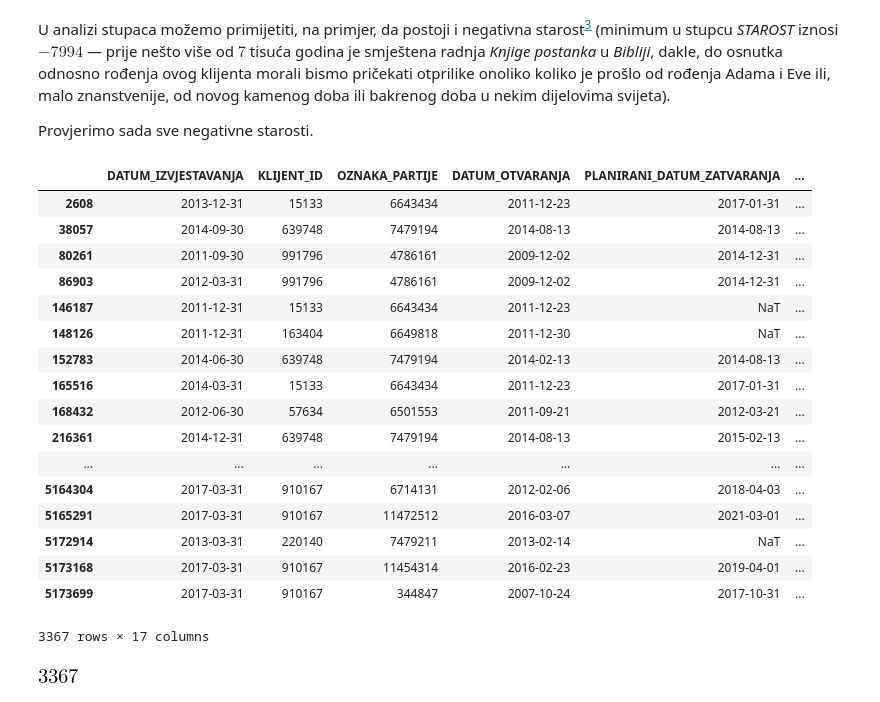
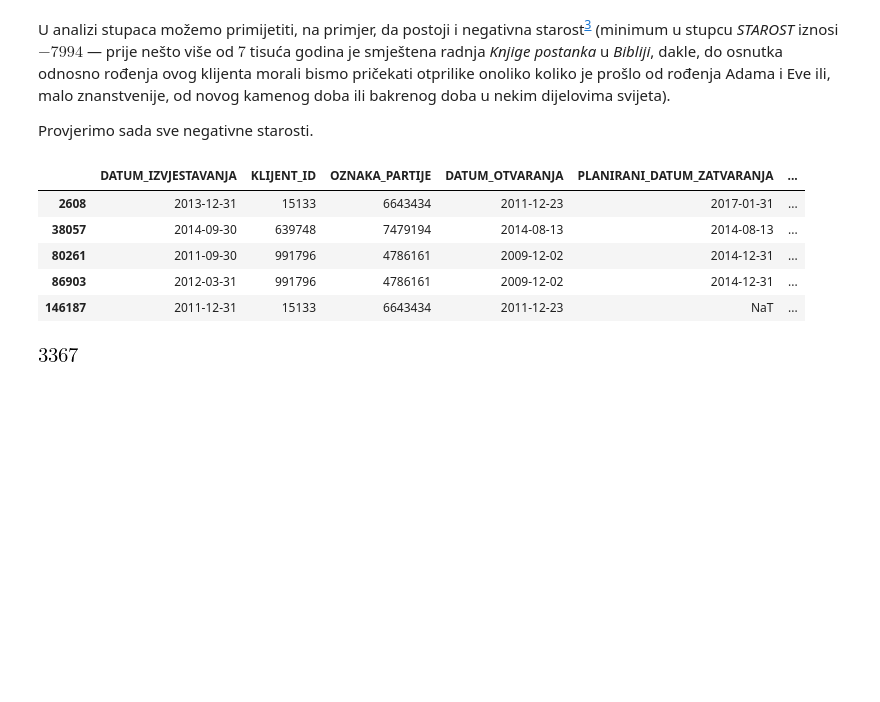
Before and after one commit to DavorPenzar/mozgalo, a Jupyter notebook: Observatorium.ipynb, the cells around one changed output. Saved outputs shown, nothing was run; the diff lists cells and outputs as text; code cells hidden in the pictures; blank space fills up the shorter version.

```diff
--- a/Observatorium.ipynb
+++ b/Observatorium.ipynb
@@ -449,26 +449,14 @@ U analizi stupaca možemo primijetiti, na primjer, da postoji i negativna staros
 
 Provjerimo sada sve negativne starosti.
 # %%
-df.loc[df.STAROST < 0]
+df.loc[df.STAROST < 0].head()
 # %% [output]
 |  | DATUM_IZVJESTAVANJA | KLIJENT_ID | OZNAKA_PARTIJE | DATUM_OTVARANJA | PLANIRANI_DATUM_ZATVARANJA | ... |
 | 2608 | 2013-12-31 | 15133 | 6643434 | 2011-12-23 | 2017-01-31 | ... |
 | 38057 | 2014-09-30 | 639748 | 7479194 | 2014-08-13 | 2014-08-13 | ... |
 | 80261 | 2011-09-30 | 991796 | 4786161 | 2009-12-02 | 2014-12-31 | ... |
 | 86903 | 2012-03-31 | 991796 | 4786161 | 2009-12-02 | 2014-12-31 | ... |
 | 146187 | 2011-12-31 | 15133 | 6643434 | 2011-12-23 | NaT | ... |
-| 148126 | 2011-12-31 | 163404 | 6649818 | 2011-12-30 | NaT | ... |
-| 152783 | 2014-06-30 | 639748 | 7479194 | 2014-02-13 | 2014-08-13 | ... |
-| 165516 | 2014-03-31 | 15133 | 6643434 | 2011-12-23 | 2017-01-31 | ... |
-| 168432 | 2012-06-30 | 57634 | 6501553 | 2011-09-21 | 2012-03-21 | ... |
-| 216361 | 2014-12-31 | 639748 | 7479194 | 2014-08-13 | 2015-02-13 | ... |
-| ... | ... | ... | ... | ... | ... | ... |
-| 5164304 | 2017-03-31 | 910167 | 6714131 | 2012-02-06 | 2018-04-03 | ... |
-| 5165291 | 2017-03-31 | 910167 | 11472512 | 2016-03-07 | 2021-03-01 | ... |
-| 5172914 | 2013-03-31 | 220140 | 7479211 | 2013-02-14 | NaT | ... |
-| 5173168 | 2017-03-31 | 910167 | 11454314 | 2016-02-23 | 2019-04-01 | ... |
-| 5173699 | 2017-03-31 | 910167 | 344847 | 2007-10-24 | 2017-10-31 | ... |
-3367 rows × 17 columns
 # %%
 df.loc[df.STAROST < 0].shape[0]
 # %% [output]
```
Also changed, not shown: parts of 5 cells of this notebook.
